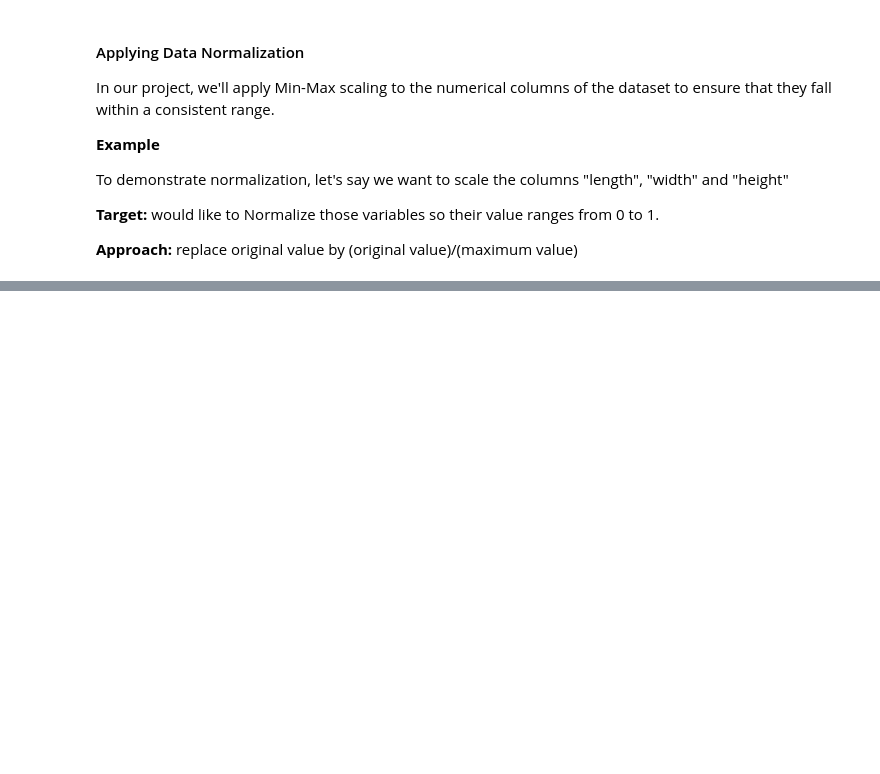
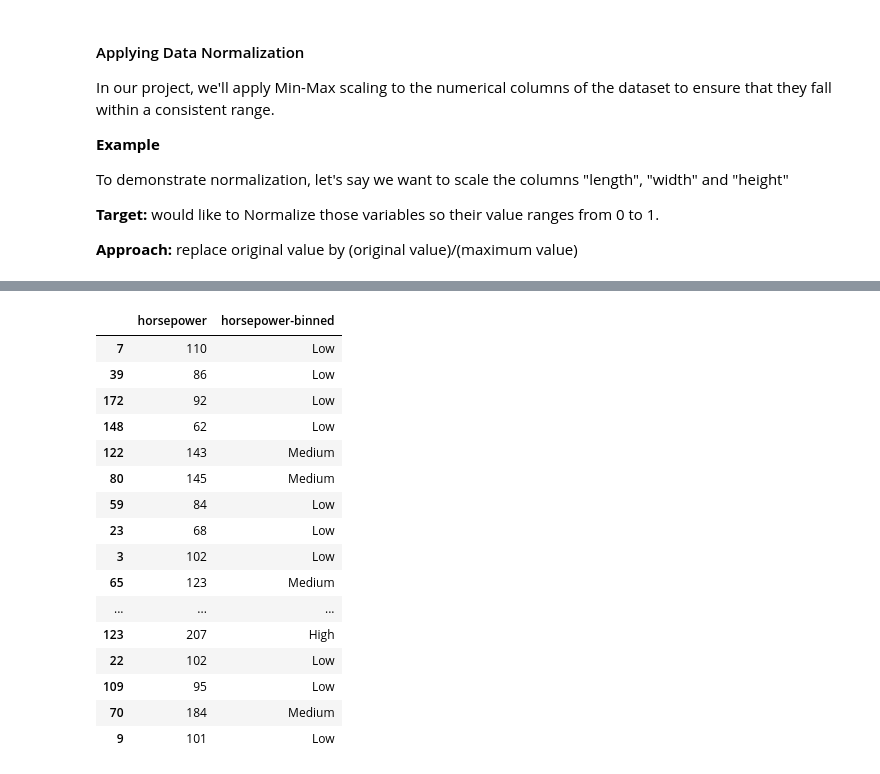
Before and after one commit to Dheerajkulariya/Data-Science-Portfolio-Projects, a Jupyter notebook: Machine-Learning-Projects/ML-Regression-Projects/Automobile-Price-Prediction/Automation Price Prediction.ipynb, the cells around one changed output, grey strips where cells are left out. Saved outputs shown, nothing was run; the diff lists cells and outputs as text; code cells hidden in the pictures; blank space fills up the shorter version.

```diff
--- a/Machine-Learning-Projects/ML-Regression-Projects/Automobile-Price-Prediction/Automation Price Prediction.ipynb
+++ b/Machine-Learning-Projects/ML-Regression-Projects/Automobile-Price-Prediction/Automation Price Prediction.ipynb
@@ -681,0 +738,35 @@ df['width'] = df['width']/df['width'].max()
+# %%
+# Define the number of bins (in this case, 3)
+num_bins = 3
+
+# Calculate the bin width by dividing the range of horsepower values by the number of bins
+bin_width = (max(df["horsepower"]) - min(df["horsepower"])) / num_bins
+
+# Calculate the bin edges using numpy's linspace function
+bin_edges = np.linspace(start=min(df["horsepower"]), stop=max(df["horsepower"]), num=num_bins + 1)
+
+# Create a list of bin labels
+bin_labels = ['Low', 'Medium', 'High']
+
+# Use the cut function in pandas to segment the 'horsepower' column into 3 bins
+df['horsepower-binned'] = pd.cut(df['horsepower'], bins=bin_edges, labels=bin_labels, include_lowest=True)
+# %%
+df[['horsepower', 'horsepower-binned']].sample(20)
+# %% [output]
+|  | horsepower | horsepower-binned |
+| 7 | 110 | Low |
+| 39 | 86 | Low |
+| 172 | 92 | Low |
+| 148 | 62 | Low |
+| 122 | 143 | Medium |
+| 80 | 145 | Medium |
+| 59 | 84 | Low |
+| 23 | 68 | Low |
+| 3 | 102 | Low |
+| 65 | 123 | Medium |
+| ... | ... | ... |
+| 123 | 207 | High |
+| 22 | 102 | Low |
+| 109 | 95 | Low |
+| 70 | 184 | Medium |
+| 9 | 101 | Low |
```
Also changed, not shown: parts of 6 cells of this notebook.
